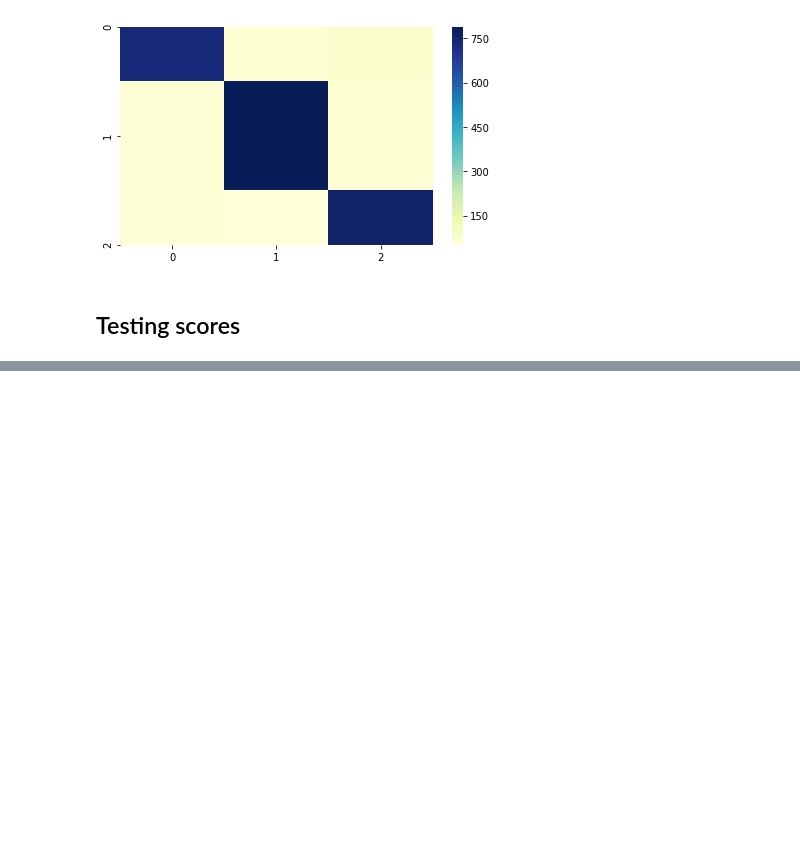
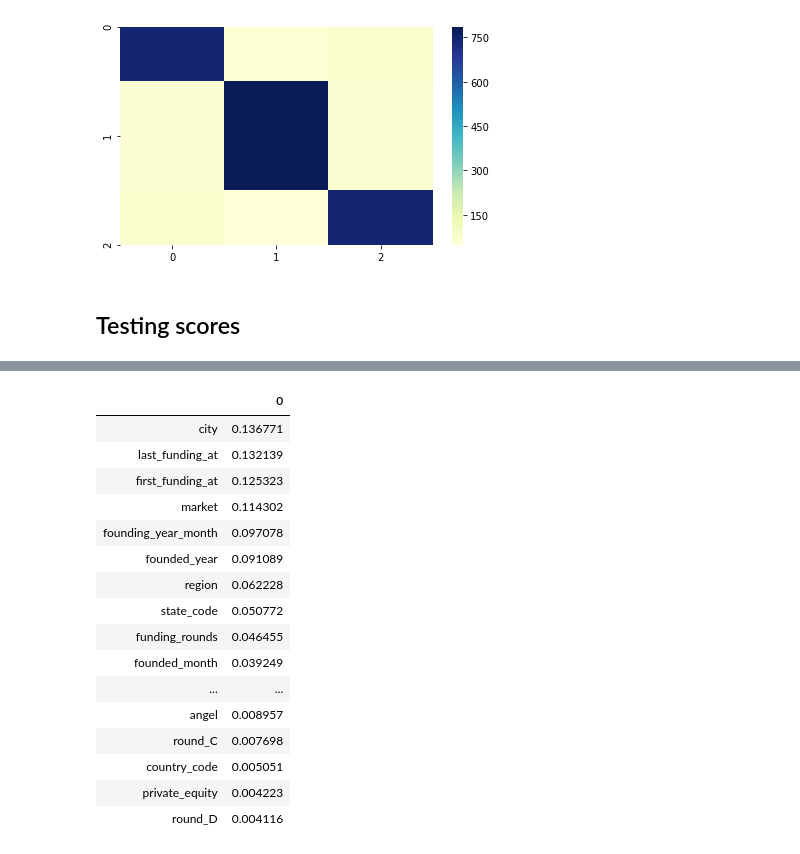
Before and after one commit to ArielJosephCohen/startups_ml, a Jupyter notebook: Technical_notebook.ipynb, the cells around one changed output, grey strips where cells are left out. Cells and saved outputs as stored; diff of their text form; code cells hidden in the pictures; blank space fills up the shorter version.

Commit message:
feature importance

```diff
--- a/Technical_notebook.ipynb
+++ b/Technical_notebook.ipynb
@@ -306,0 +305,29 @@ plt.figure(figsize=(7,4))
+# %%
+rf = RandomForestClassifier()
+rf.fit(X_train,y_train)
+pred = rf.predict(X_test)
+score = rf.score(X_test,y_test)
+# %%
+a = pd.DataFrame(rf.feature_importances_).T
+a.columns = X.columns
+# %%
+importance_of_features = a.T.sort_values(by=0,ascending=False)
+importance_of_features
+# %% [output]
+|  | 0 |
+| city | 0.136771 |
+| last_funding_at | 0.132139 |
+| first_funding_at | 0.125323 |
+| market | 0.114302 |
+| founding_year_month | 0.097078 |
+| founded_year | 0.091089 |
+| region | 0.062228 |
+| state_code | 0.050772 |
+| funding_rounds | 0.046455 |
+| founded_month | 0.039249 |
+| ... | ... |
+| angel | 0.008957 |
+| round_C | 0.007698 |
+| country_code | 0.005051 |
+| private_equity | 0.004223 |
+| round_D | 0.004116 |
```
Also changed, not shown: parts of 3 cells of this notebook.
